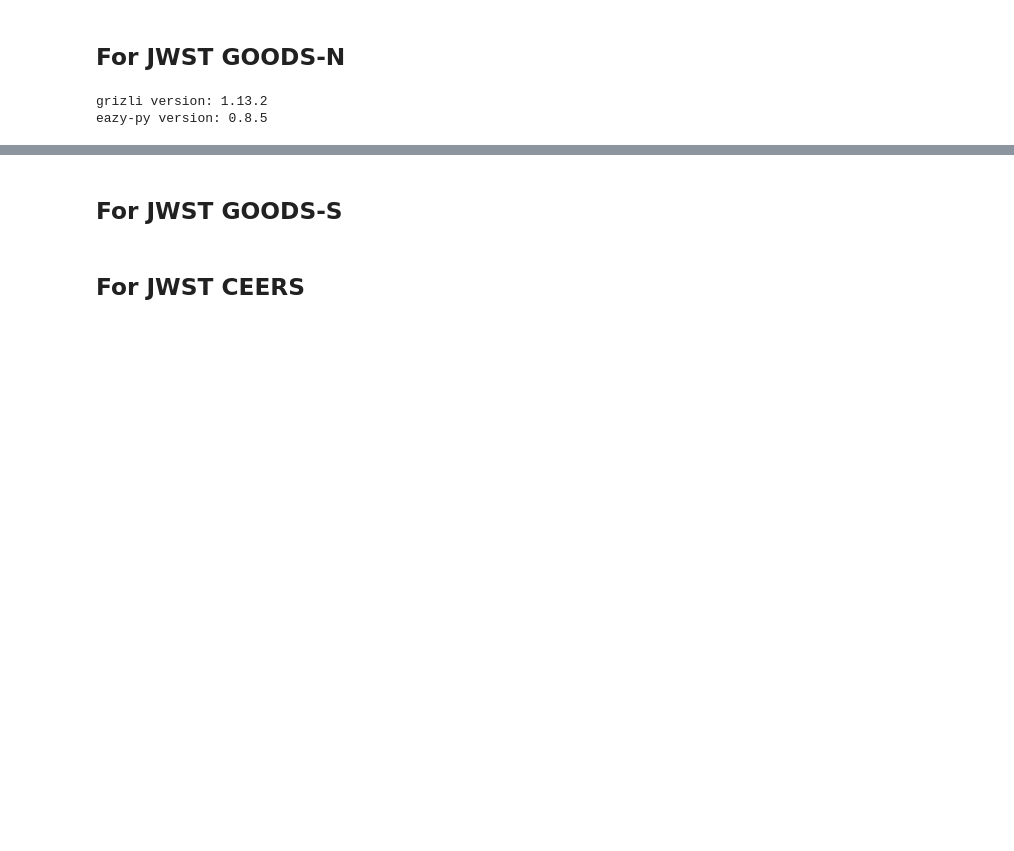
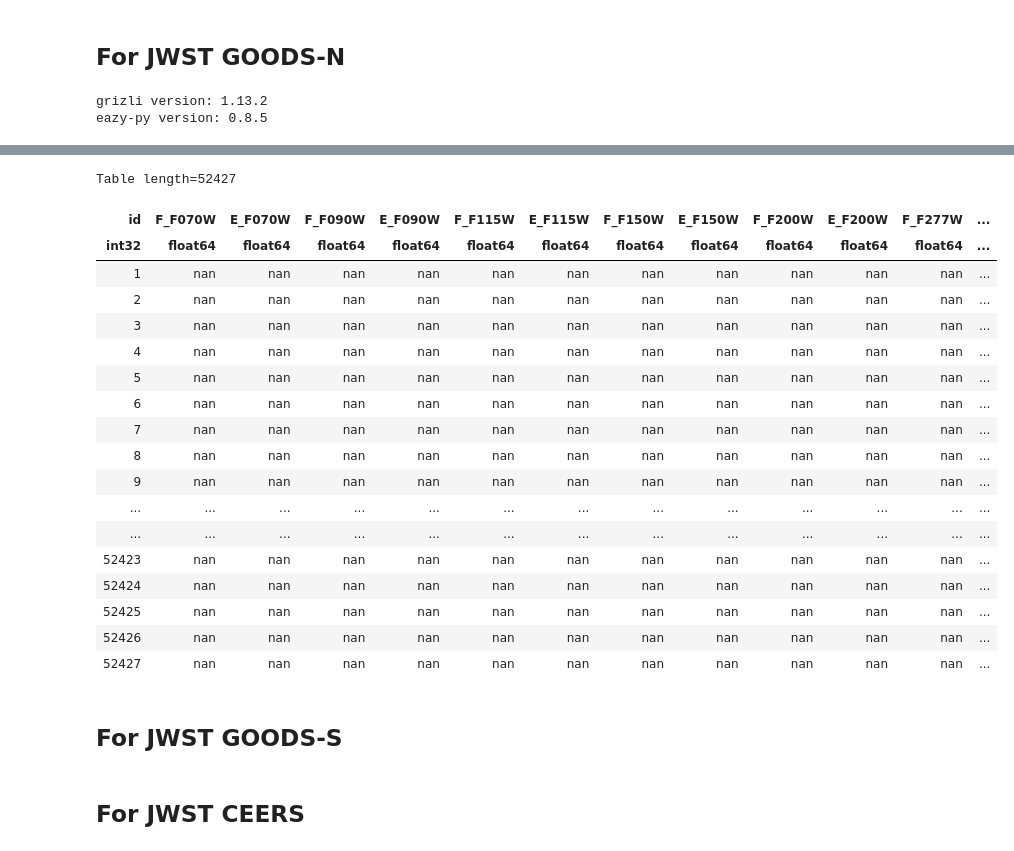
Before and after one commit to sfremy/my-eazy-jwst, a Jupyter notebook: scripts/z_visualization.ipynb, the cells around one changed output, grey strips where cells are left out. Cells and saved outputs as stored; diff of their text form; code cells hidden in the pictures; blank space fills up the shorter version.

Commit message:
some additional filter work

```diff
--- a/scripts/z_visualization.ipynb
+++ b/scripts/z_visualization.ipynb
@@ -164,3 +155,45 @@ AttributeError: 'Column' object has no attribute 'mask'
+# %%
+# --- Identify the NIRCam filters ---
+bands = ['f070w','f090w','f115w','f150w','f200w','f277w','f356w','f410m','f444w']
+
+# # --- Create EAZY-format columns ---
+# eazy_cols = ['id']
+# for b in bands:
+#     eazy_cols += [f'F_{b.upper()}', f'E_{b.upper()}']
+
+# # --- Build table ---
+# rows = []
+# for row in phot:
+#     values = [row['id']]
+#     for b in bands:
+#         flux = row.get(f'flux_{b}', np.nan)
+#         err  = row.get(f'fluxerr_{b}', np.nan)
+#         values += [flux, err]
+#     rows.append(values)
+
+# eazy_tab = Table(rows=rows, names=eazy_cols)
+
+# eazy_tab
+# %% [output]
+Table length=52427
+| id | F_F070W | E_F070W | F_F090W | E_F090W | F_F115W | E_F115W | F_F150W | E_F150W | F_F200W | E_F200W | F_F277W | ... |
+| int32 | float64 | float64 | float64 | float64 | float64 | float64 | float64 | float64 | float64 | float64 | float64 | ... |
+| 1 | nan | nan | nan | nan | nan | nan | nan | nan | nan | nan | nan | ... |
+| 2 | nan | nan | nan | nan | nan | nan | nan | nan | nan | nan | nan | ... |
+| 3 | nan | nan | nan | nan | nan | nan | nan | nan | nan | nan | nan | ... |
+| 4 | nan | nan | nan | nan | nan | nan | nan | nan | nan | nan | nan | ... |
+| 5 | nan | nan | nan | nan | nan | nan | nan | nan | nan | nan | nan | ... |
+| 6 | nan | nan | nan | nan | nan | nan | nan | nan | nan | nan | nan | ... |
+| 7 | nan | nan | nan | nan | nan | nan | nan | nan | nan | nan | nan | ... |
+| 8 | nan | nan | nan | nan | nan | nan | nan | nan | nan | nan | nan | ... |
+| 9 | nan | nan | nan | nan | nan | nan | nan | nan | nan | nan | nan | ... |
+| ... | ... | ... | ... | ... | ... | ... | ... | ... | ... | ... | ... | ... |
+| ... | ... | ... | ... | ... | ... | ... | ... | ... | ... | ... | ... | ... |
+| 52423 | nan | nan | nan | nan | nan | nan | nan | nan | nan | nan | nan | ... |
+| 52424 | nan | nan | nan | nan | nan | nan | nan | nan | nan | nan | nan | ... |
+| 52425 | nan | nan | nan | nan | nan | nan | nan | nan | nan | nan | nan | ... |
+| 52426 | nan | nan | nan | nan | nan | nan | nan | nan | nan | nan | nan | ... |
+| 52427 | nan | nan | nan | nan | nan | nan | nan | nan | nan | nan | nan | ... |
 # %% [markdown]
 ## For JWST GOODS-S
 # %% [markdown]
```
Also changed, not shown: parts of 2 cells of this notebook, 3 other files.
